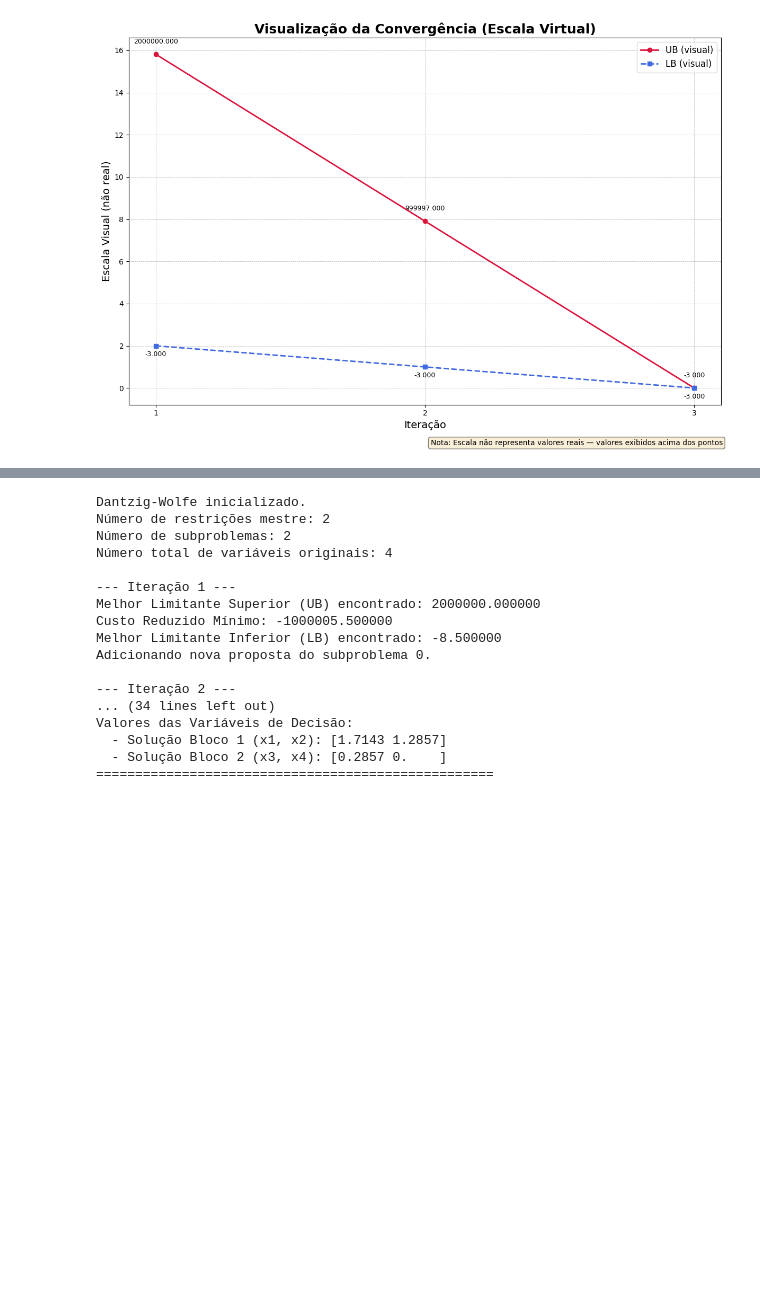
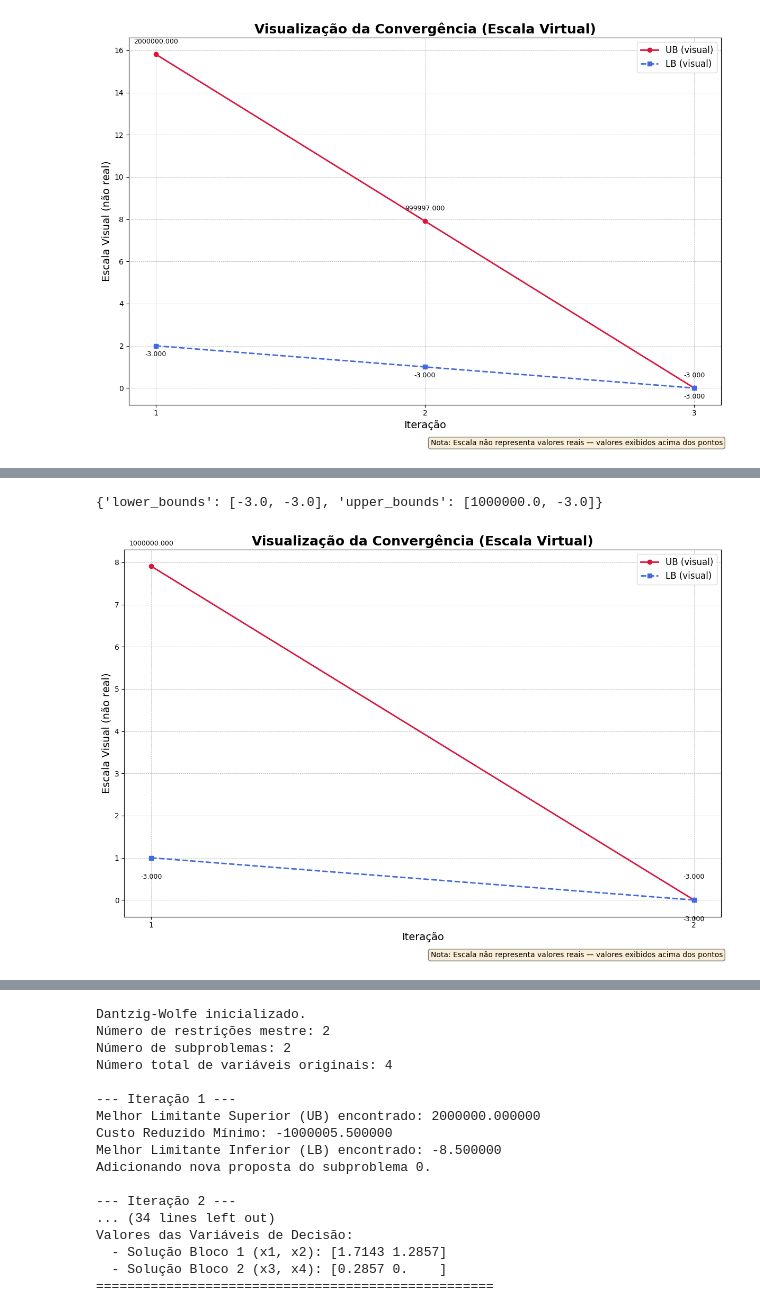
Before and after one commit to JoseBieco/SME5901-SME5902-Entregas, a Jupyter notebook: Dantzig-Wolfe.ipynb, the cells around one changed output, grey strips where cells are left out. Drawn from its saved outputs; the diff is of its cells as text; code cells hidden in the pictures; blank space fills up the shorter version.

Commit message:
Novo exemplo + análise dos resultados

```diff
--- a/Dantzig-Wolfe.ipynb
+++ b/Dantzig-Wolfe.ipynb
@@ -771,0 +923,28 @@ dw_solver.plot_convergence()
+# %%
+master_b = [4]
+master_signs = ['<=']
+
+subproblems_list = [
+    # Subproblema único contendo todas as variáveis e restrições de bloco
+    {
+        'c': np.array([1, 1, -3, 3]),
+        'A_master': np.array([[1, 2, 3, 3]]),
+
+        # Matriz A_sub com 4 colunas (para x1, x2, x3, x4)
+        'A_sub': np.array([
+            [2, 1, 0, 0],  # Restrição 2x₁ + x₂ ≤ 2
+            [0, 0, 4, 1]   # Restrição 4x₃ + x₄ ≤ 4
+        ]),
+        'b_sub': np.array([2, 4]),
+    }
+]
+
+dw_solver = DantzigWolfe(master_b=master_b, subproblems=subproblems_list)
+final_solution, final_value = dw_solver.solve()
+
+if final_solution is not None:
+    print("\n\n================= RESULTADO FINAL =================")
+    print(f"Valor Ótimo da Função Objetivo: {final_value:.6f}")
+    print("Valores das Variáveis de Decisão:")
+    print(f"  - Solução (x1, x2, x3, x4): {np.round(final_solution, 4)}")
+    print("===================================================")
@@ -771,0 +969,8 @@ dw_solver.plot_convergence()
+# %%
+dw_solver.get_convergence_history()
+# %% [output]
+{'lower_bounds': [-3.0, -3.0], 'upper_bounds': [1000000.0, -3.0]}
+# %%
+dw_solver.plot_convergence()
+# %% [output]
+[figure, added]
```
Also changed, not shown: parts of 24 cells of this notebook.
